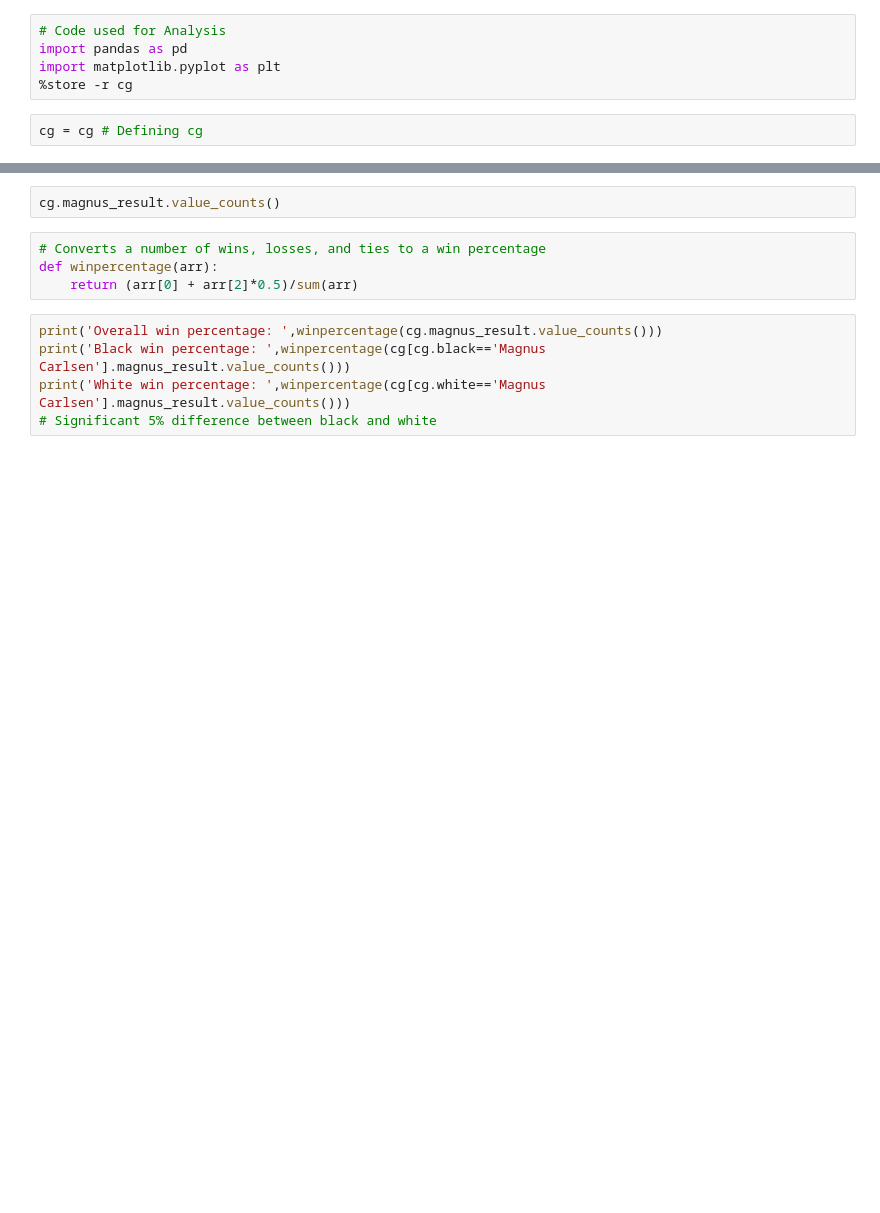
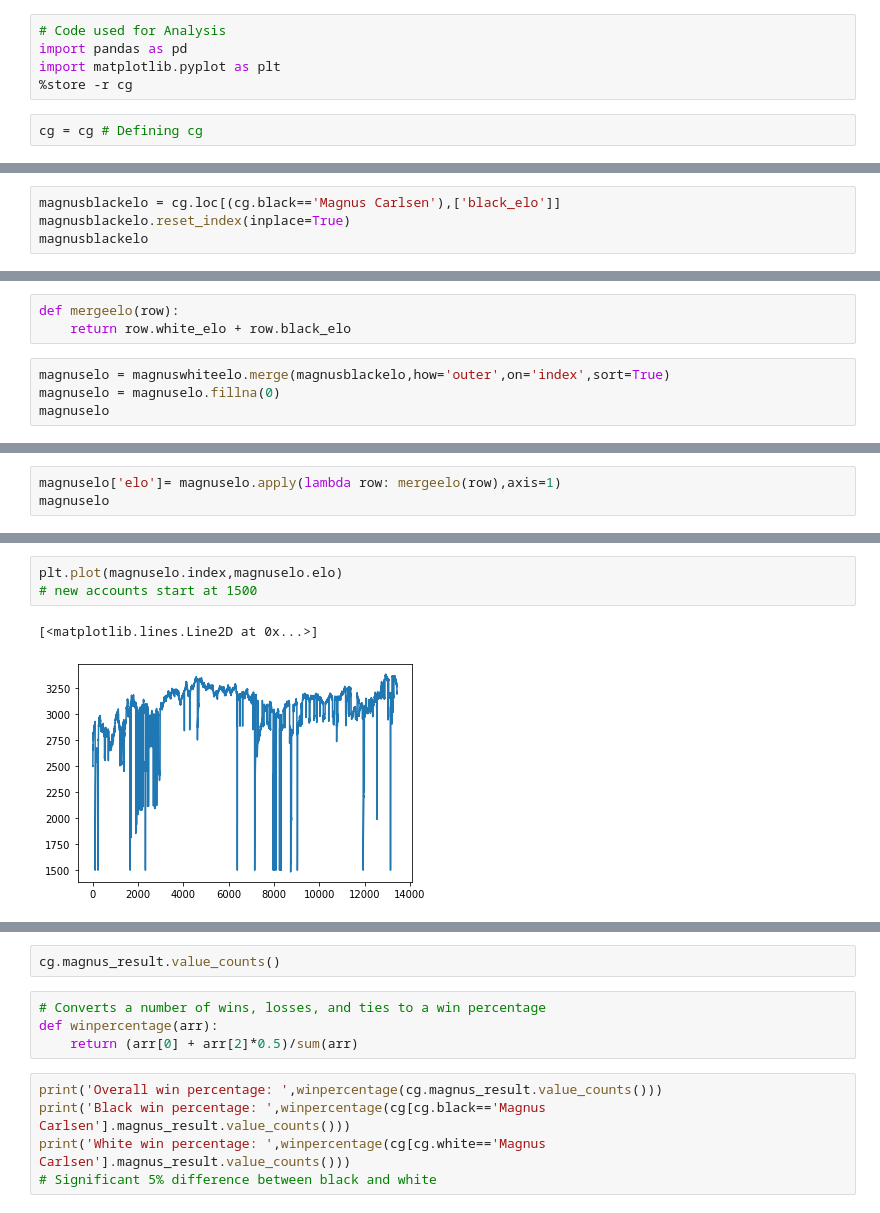
Before and after one commit to dealom/Magnus-Carlsen-Lichess-Games-Dataset-Analysis, a Jupyter notebook: Analysis.ipynb, the cells around one changed output, grey strips where cells are left out. Saved outputs shown, nothing was run; the diff lists cells and outputs as text; blank space fills up the shorter version.

```diff
--- a/Analysis.ipynb
+++ b/Analysis.ipynb
@@ -16,0 +36,4 @@ cg.head()
+# %%
+magnusblackelo = cg.loc[(cg.black=='Magnus Carlsen'),['black_elo']]
+magnusblackelo.reset_index(inplace=True)
+magnusblackelo
@@ -16,0 +54,7 @@ cg.head()
+# %%
+def mergeelo(row):
+    return row.white_elo + row.black_elo
+# %%
+magnuselo = magnuswhiteelo.merge(magnusblackelo,how='outer',on='index',sort=True)
+magnuselo = magnuselo.fillna(0)
+magnuselo
@@ -16,0 +75,3 @@ cg.head()
+# %%
+magnuselo['elo']= magnuselo.apply(lambda row: mergeelo(row),axis=1)
+magnuselo
@@ -16,0 +92,6 @@ cg.head()
+# %%
+plt.plot(magnuselo.index,magnuselo.elo)
+# new accounts start at 1500
+# %% [output]
+[<matplotlib.lines.Line2D at 0x...>]
+[figure, added]
```
Also changed, not shown: parts of 5 cells of this notebook.
